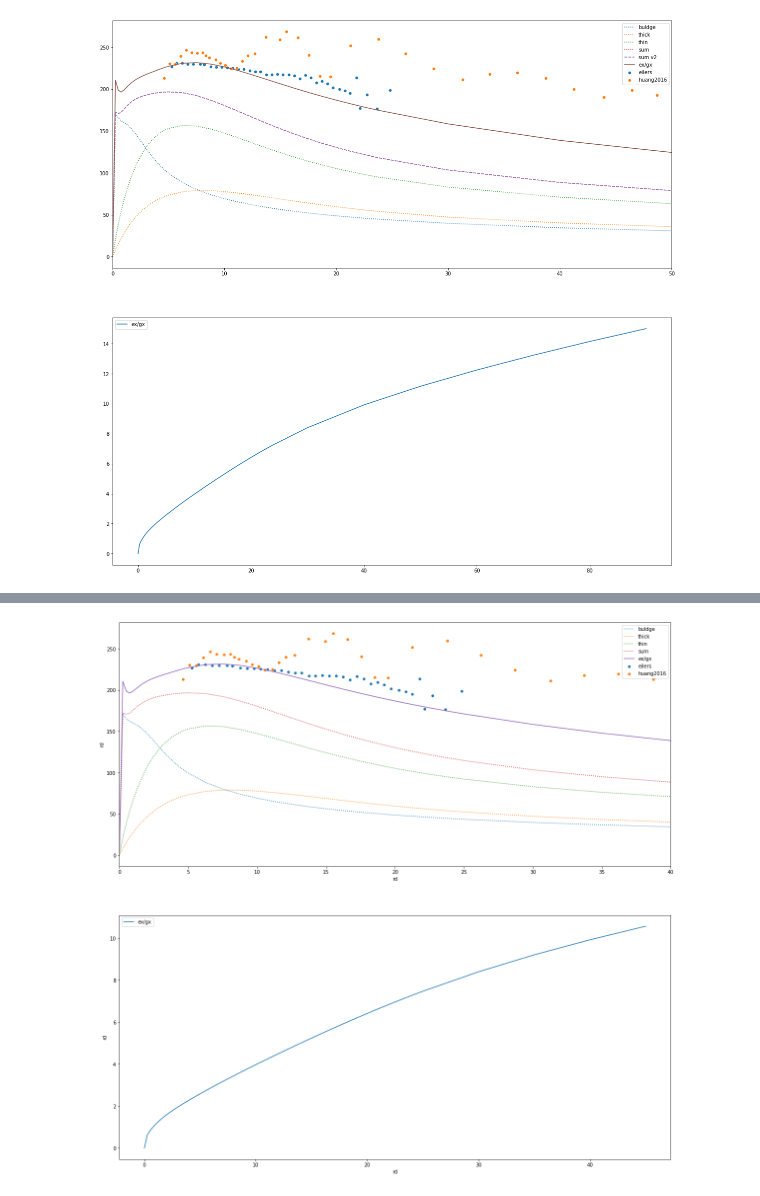
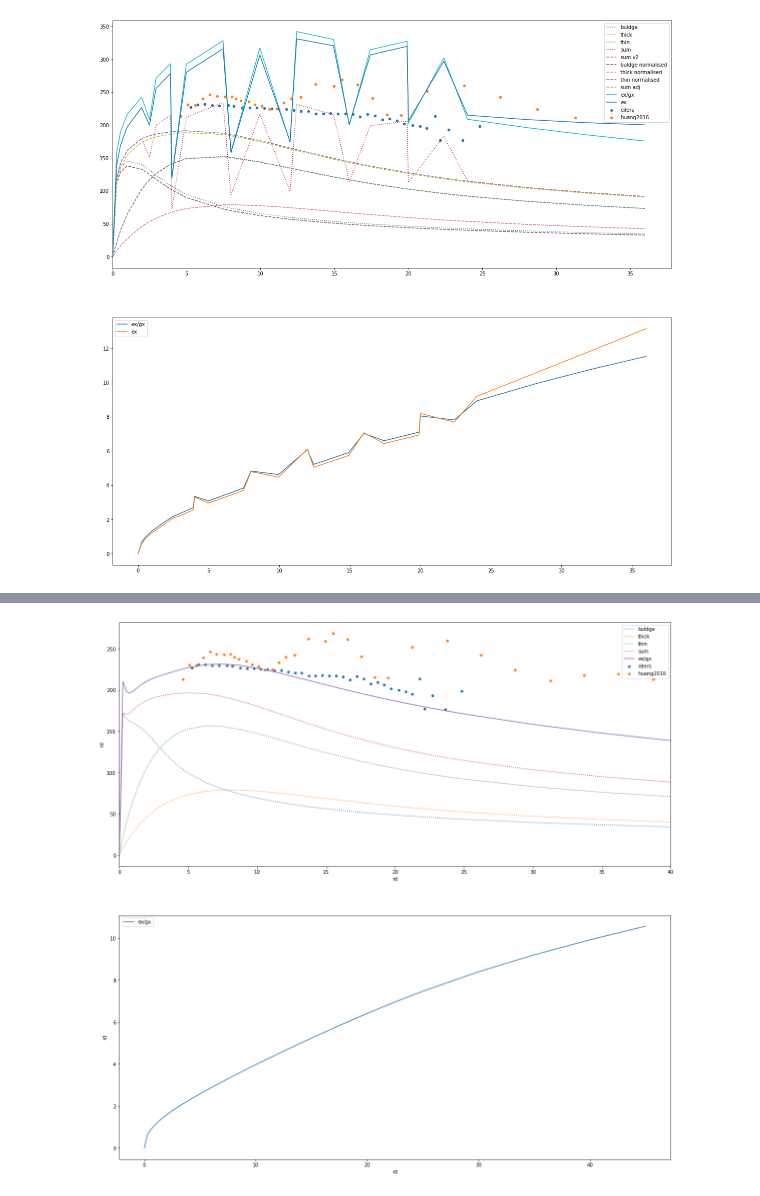
Before and after one commit to timjdavey/galactus, a Jupyter notebook: notebooks/Scratchpad.ipynb, the cells around one changed output, grey strips where cells are left out. Drawn from its saved outputs; the diff is of its cells as text; code cells hidden in the pictures.

```diff
--- a/notebooks/Scratchpad.ipynb
+++ b/notebooks/Scratchpad.ipynb
@@ -20,0 +9,2 @@ Loaded mcmillian2011best_800_50
+# %%
+mm = load_components('mcmillian2011best_900_40', mref.profiles['mcmillian2011best'])
@@ -25,7 +21,7 @@ def vkms(arr, r):
 def plot_velocities(self, dimension='x', xlim=(0,None), ratio_adjust=False, log=False):
 
     df = self.dataframe
-    sums = self.dataframe_sum
+    sums = self.dataframe_sum()
     r = df['rd'].unique()
     veckey = '%s_vec' % dimension
     gx = np.abs(sums[veckey]).to_numpy()
@@ -34,8 +30,8 @@ def plot_velocities(self, dimension='x', xlim=(0,None), ratio_adjust=False, log=
 
     trials = {
         #'subtraction': 5*(1-(ex/gx)**0.1),
-        'ex/gx': 2.5*((1+(ex/gx)**0.5)**-1),
-        #'ex': 2*((1+(ex)**0.5)**-1),
+        'ex/gx': 3.8*((1+(ex/gx)**0.5)**-1),
+        'ex': 8.6*((1+(ex)**0.15)**-1),
     }
 
     fig, axes = plt.subplots(2, 1, figsize=(20,20))
@@ -46,16 +42,19 @@ def plot_velocities(self, dimension='x', xlim=(0,None), ratio_adjust=False, log=
         vels = vkms(df.query('component=="%s"' % component)[veckey].to_numpy(), r)
         comp_sum.append(vels**2)
         sns.lineplot(x=r, y=vels, ax=axes[0], label=component, linestyle='dotted')
+
     sns.lineplot(x=r, y=vkms(sums[veckey].to_numpy(), r), ax=axes[0], linestyle='dotted', label='sum')
     sns.lineplot(x=r, y=np.sum(comp_sum, axis=0)**0.5, ax=axes[0], linestyle='dashed', label='sum v2')
 
     # components adjusted
     if ratio_adjust:
         ratios = self.mass_ratios()
+        comp_sum = []
         for component in df['component'].unique():
             vels = vkms(df.query('component=="%s"' % component)[veckey].to_numpy()/ratios[component], r)
+            comp_sum.append(vels**2)
             sns.lineplot(x=r, y=vels, ax=axes[0], label="%s normalised" % component, linestyle='dashed')
-
+        sns.lineplot(x=r, y=np.sum(comp_sum, axis=0)**0.5, ax=axes[0], linestyle='dashed', label='sum adj')
 
     for label, formula in trials.items():
         sns.lineplot(x=r, y=vkms(gx*formula, r), ax=axes[0], label=label)
@@ -69,4 +77,4 @@ def plot_velocities(self, dimension='x', xlim=(0,None), ratio_adjust=False, log=
 # %%
-plot_velocities(mm, 'x', xlim=(0,50))
+plot_velocities(mm, xlim=(0,None), log=False, ratio_adjust=True)
 # %% [output]
-[figure, old version]
+[figure, new version]
```
Also changed, not shown: parts of 7 cells of this notebook, 4 other files.
